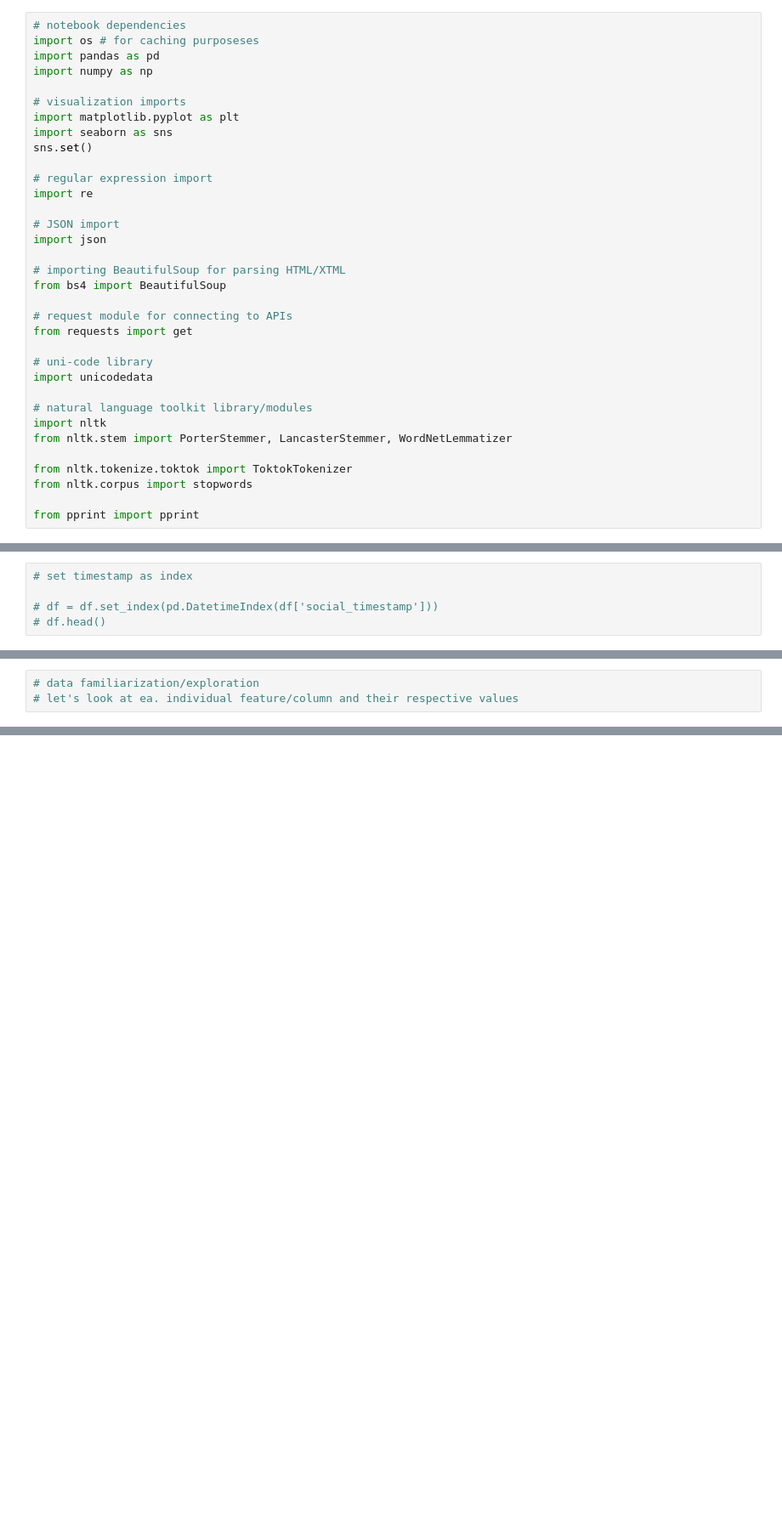
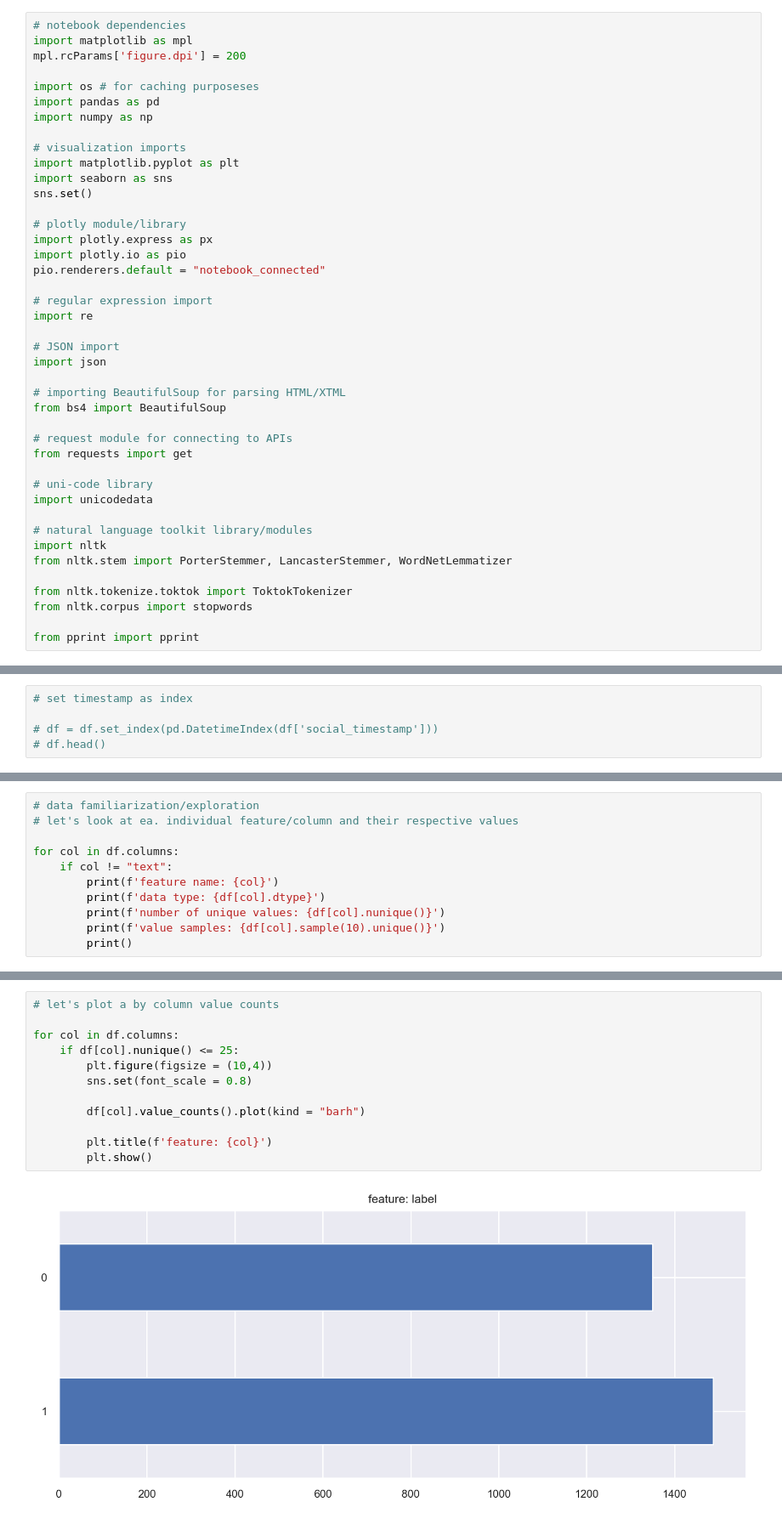
Before and after one commit to mijailmariano/reddit_stress_detection, a Jupyter notebook: working_notebook.ipynb, the cells around one changed output, grey strips where cells are left out. Shown at 85% size. Cells and saved outputs as stored; diff of their text form; blank space fills up the shorter version.

```diff
--- a/working_notebook.ipynb
+++ b/working_notebook.ipynb
@@ -1,5 +1,8 @@
 # %%
 # notebook dependencies
+import matplotlib as mpl
+mpl.rcParams['figure.dpi'] = 200
+
 import os # for caching purposeses
 import pandas as pd
 import numpy as np
@@ -8,6 +11,11 @@ import numpy as np
 import matplotlib.pyplot as plt
 import seaborn as sns
 sns.set()
+
+# plotly module/library
+import plotly.express as px
+import plotly.io as pio
+pio.renderers.default = "notebook_connected"
 
 # regular expression import
 import re
@@ -249,3 +279,11 @@ df.head()
 # %%
 # data familiarization/exploration
 # let's look at ea. individual feature/column and their respective values
+
+for col in df.columns:
+    if col != "text":
+        print(f'feature name: {col}')
+        print(f'data type: {df[col].dtype}')
+        print(f'number of unique values: {df[col].nunique()}')
+        print(f'value samples: {df[col].sample(10).unique()}')
+        print()
@@ -251,0 +308,14 @@ df.head()
+# %%
+# let's plot a by column value counts
+
+for col in df.columns:
+    if df[col].nunique() <= 25:
+        plt.figure(figsize = (10,4))
+        sns.set(font_scale = 0.8)
+
+        df[col].value_counts().plot(kind = "barh")
+
+        plt.title(f'feature: {col}')
+        plt.show()
+# %% [output]
+[figure, added]
```
Also changed, not shown: parts of 11 cells of this notebook.
